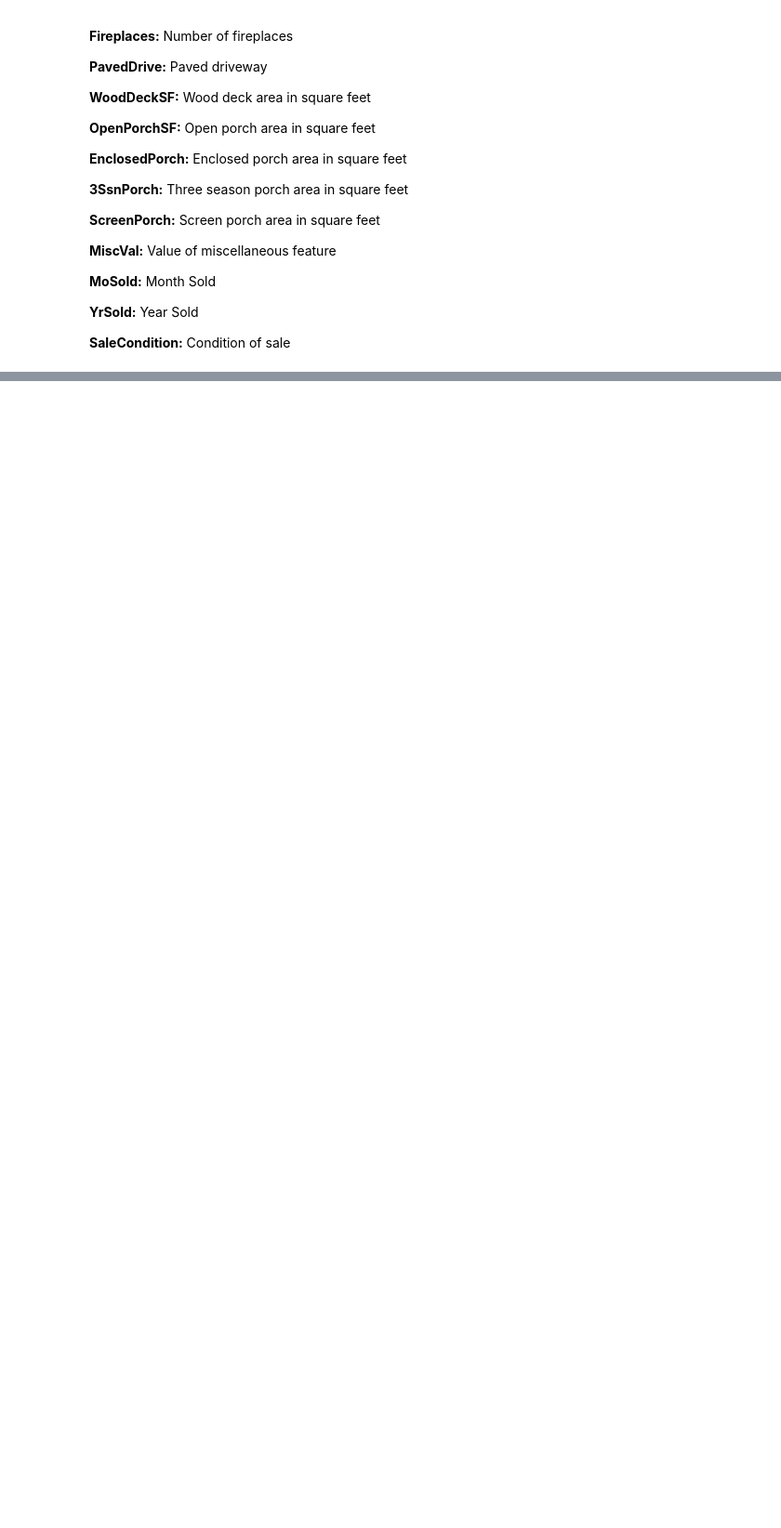
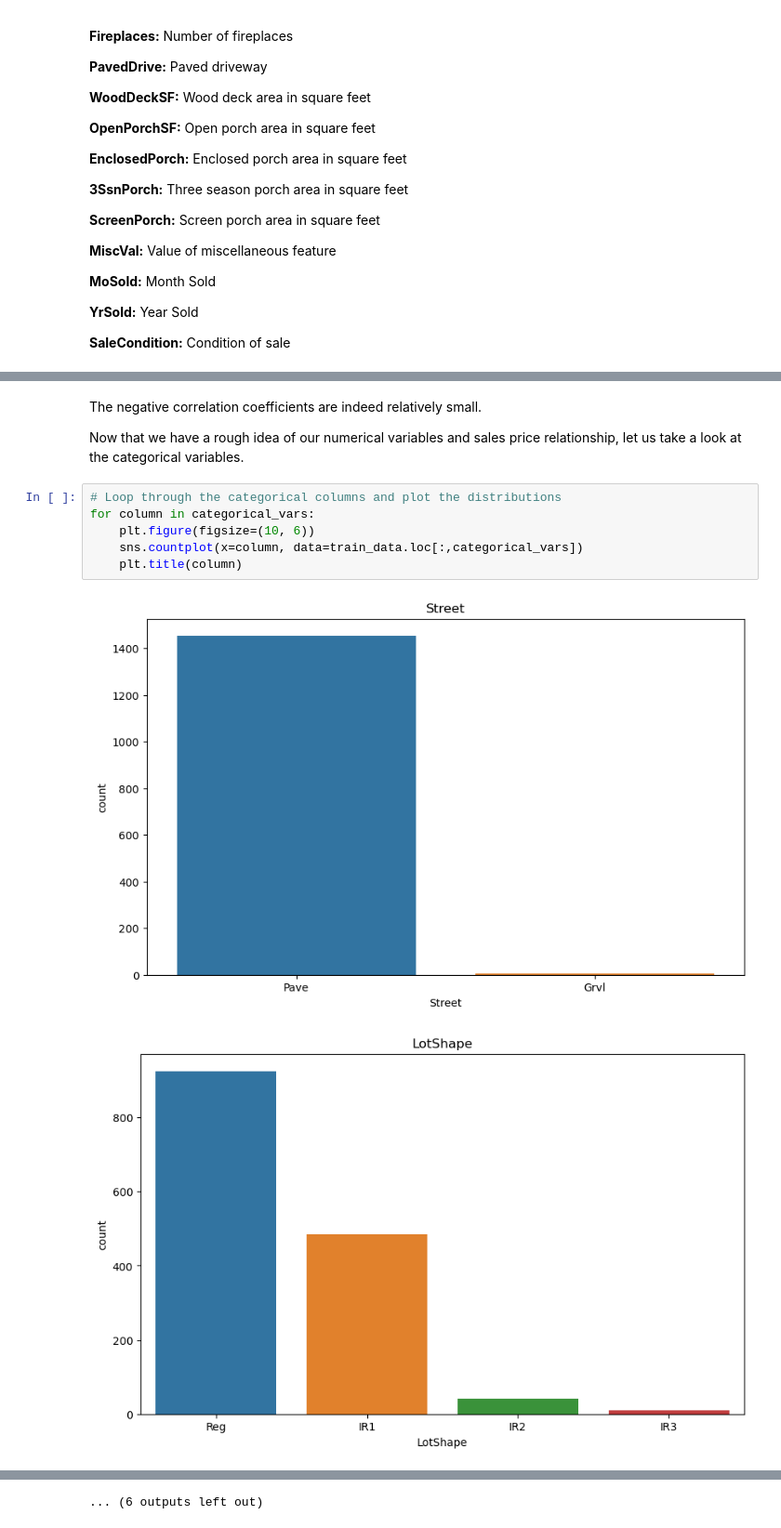
Before and after one commit to FoxDavenport/PIC16BFinalProject, a Jupyter notebook: FinalProject16B.ipynb, the cells around one changed output, grey strips where cells are left out. Shown at 93% size. Cells and saved outputs as stored; diff of their text form; blank space fills up the shorter version.

```diff
--- a/FinalProject16B.ipynb
+++ b/FinalProject16B.ipynb
@@ -251,0 +370,13 @@ We still do not know exactly what units some of these numerical features are in.
+# %% [markdown]
+The negative correlation coefficients are indeed relatively small.
+
+Now that we have a rough idea of our numerical variables and sales price relationship, let us take a look at the categorical variables.
+# %%
+# Loop through the categorical columns and plot the distributions
+for column in categorical_vars:
+    plt.figure(figsize=(10, 6))
+    sns.countplot(x=column, data=train_data.loc[:,categorical_vars])
+    plt.title(column)
+# %% [output]
+[figure, added]
+[figure, added]
@@ -251,0 +393 @@ We still do not know exactly what units some of these numerical features are in.
+... (6 outputs left out)
```
Also changed, not shown: parts of 13 cells of this notebook.
